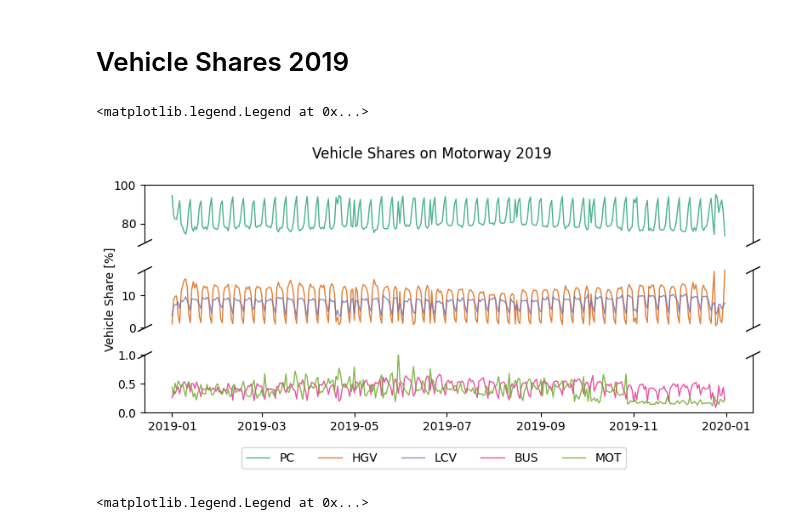
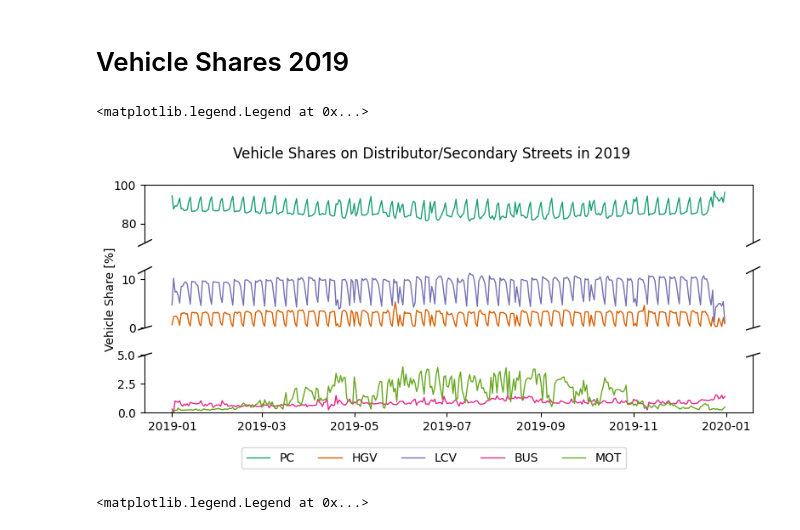
Before and after one commit to tum-esm/drive-inventory, a Jupyter notebook: notebooks/plotting/plot_traffic_activity_scaling_cycles.ipynb, the cells around one changed output. Drawn from its saved outputs; the diff is of its cells as text; code cells hidden in the pictures.

Commit message:
added plotting folder

```diff
--- a/notebooks/calculate_timeprofiles.ipynb
+++ b/notebooks/plotting/plot_traffic_activity_scaling_cycles.ipynb
@@ -105,18 +198,18 @@ for r in range(0,0):
 # %%
 fig, (ax0, ax1, ax2) = plt.subplots(3,1, figsize=(8,4), tight_layout = True, sharex= True)
 
-rt = 'Motorway-Nat'
+rt = 'Distributor/Secondary'
 
 year = '2019'
-ax0.plot(counts.vehicle_shares.loc[rt, year, 'PC']*100, label = 'PC', alpha = 0.8, linewidth = 1, color = colors[0])
-ax1.plot(counts.vehicle_shares.loc[rt, year, 'HGV']*100, label = 'HGV', alpha = 0.8, linewidth = 1, color = colors[1])
-ax1.plot(counts.vehicle_shares.loc[rt, year, 'LCV']*100, label = 'LCV', alpha = 0.8, linewidth = 1, color = colors[2])
-ax2.plot(counts.vehicle_shares.loc[rt, year, 'BUS']*100, label = 'BUS', alpha = 0.8, linewidth = 1, color = colors[3])
-ax2.plot(counts.vehicle_shares.loc[rt, year, 'MOT']*100, label = 'MOT', alpha = 0.8, linewidth = 1, color = colors[4])
+ax0.plot(counts.vehicle_shares.loc[rt, year, 'PC']*100, label = 'PC', alpha = 1, linewidth = 1, color = colors[0])
+ax1.plot(counts.vehicle_shares.loc[rt, year, 'HGV']*100, label = 'HGV', alpha = 1, linewidth = 1, color = colors[1])
+ax1.plot(counts.vehicle_shares.loc[rt, year, 'LCV']*100, label = 'LCV', alpha = 1, linewidth = 1, color = colors[2])
+ax2.plot(counts.vehicle_shares.loc[rt, year, 'BUS']*100, label = 'BUS', alpha = 1, linewidth = 1, color = colors[3])
+ax2.plot(counts.vehicle_shares.loc[rt, year, 'MOT']*100, label = 'MOT', alpha = 1, linewidth = 1, color = colors[4])
 
 ax0.set_ylim(70, 100)  # outliers only
-ax1.set_ylim(0, 18)  # most of the data
-ax2.set_ylim(0, 1)  # most of the data
+ax1.set_ylim(0, 12)  # most of the data
+ax2.set_ylim(0, 5)  # most of the data
 
 ax0.spines.bottom.set_visible(False)
 ax1.spines.bottom.set_visible(False)
@@ -126,36 +219,36 @@ ax2.spines.top.set_visible(False)
 ax0.tick_params(labeltop=False, bottom = False)  # don't put tick labels at the top
 ax1.tick_params(labeltop=False, bottom = False)  # don't put tick labels at the top
 ax2.tick_params(labeltop=False, labelbottom = True)  # don't put tick labels at the top
 
 d = .5  # proportion of vertical to horizontal extent of the slanted line
 kwargs = dict(marker=[(-1, -d), (1, d)], markersize=12,
               linestyle="none", color='k', mec='k', mew=1, clip_on=False)
 ax0.plot([0, 1], [0, 0], transform=ax0.transAxes, **kwargs)
 ax1.plot([0, 1], [1, 1], transform=ax1.transAxes, **kwargs)
 
-d = .5  # proportion of vertical to horizontal extent of the slanted line
+d = .3  # proportion of vertical to horizontal extent of the slanted line
 kwargs = dict(marker=[(-1, -d), (1, d)], markersize=12,
               linestyle="none", color='k', mec='k', mew=1, clip_on=False)
 ax1.plot([0, 1], [0, 0], transform=ax1.transAxes, **kwargs)
 ax2.plot([0, 1], [1, 1], transform=ax2.transAxes, **kwargs)
 
-plt.suptitle('Vehicle Shares on Motorway 2019')
+plt.suptitle('Vehicle Shares on Distributor/Secondary Streets in 2019')
 ax1.set_ylabel('Vehicle Share [%]')
 ax2.set_xlabel('')
 
 # Collect labels from all subplots
 handles = []
 labels = []
 for ax in [ax0, ax1, ax2]:
     for line in ax.get_lines():
         handles.append(line)
         labels.append(line.get_label())
 
 # Create a legend for one plot
 plt.legend(handles, labels, loc='upper left', bbox_to_anchor=(0.15, -0.5), ncol = 5)
 # %% [output]
 <matplotlib.legend.Legend at 0x...>
-[figure, old version]
+[figure, new version]
 # %%
 fig, (ax0, ax1, ax2) = plt.subplots(3,1, figsize=(8,4), tight_layout = True, sharex= True)
 
```
Also changed, not shown: parts of 5 cells of this notebook, 3 other files.
